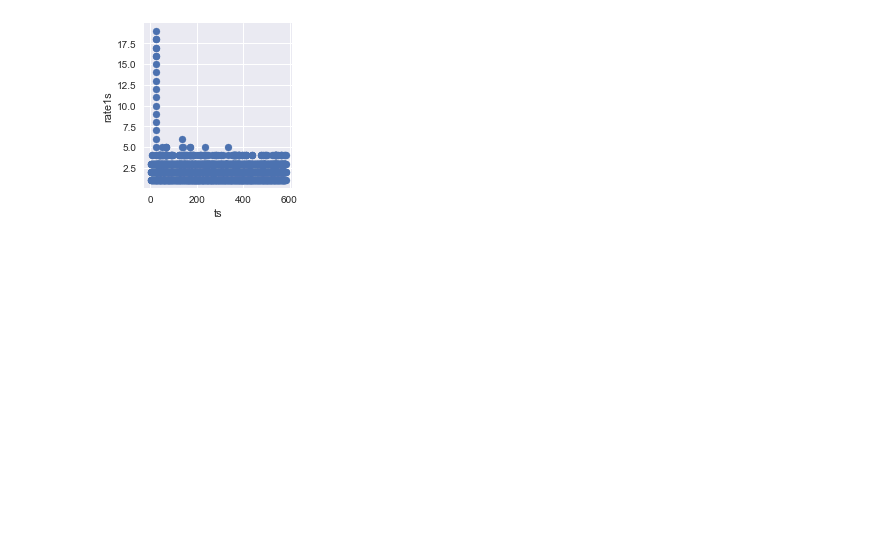
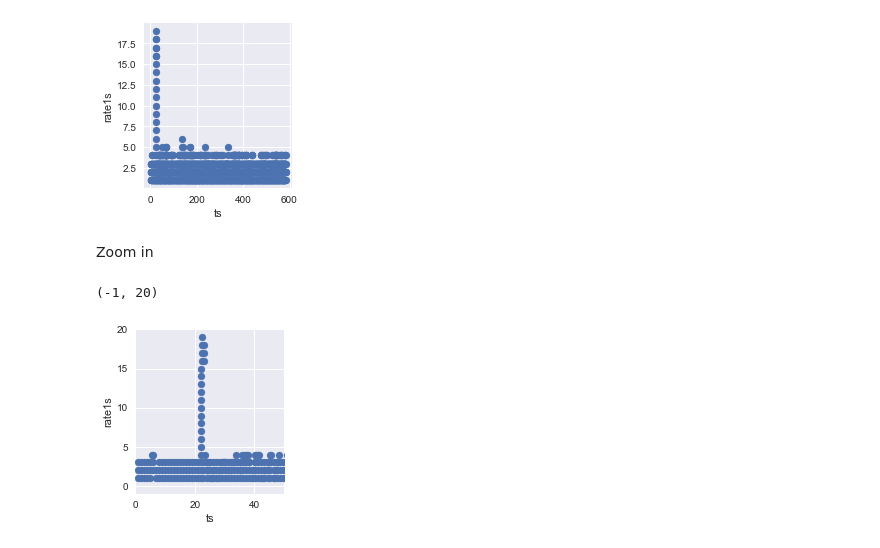
Before and after one commit to JosephKevin/TimeSeriesPrediction, a Jupyter notebook: ts_prediction_playground.ipynb, the cells around one changed output. Drawn from its saved outputs; the diff is of its cells as text; code cells hidden in the pictures; blank space fills up the shorter version.

```diff
--- a/ts_prediction_playground.ipynb
+++ b/ts_prediction_playground.ipynb
@@ -167,3 +174,13 @@ g.map(plt.scatter, "ts", "rate1s")
 # %% [output]
 <seaborn.axisgrid.FacetGrid at 0x...>
 [figure]
+# %% [markdown]
+Zoom in
+# %%
+g = sns.FacetGrid(exec_clean)
+g.map(plt.scatter, "ts", "rate1s")
+plt.xlim(0, 50)
+plt.ylim(-1, 20)
+# %% [output]
+(-1, 20)
+[figure, added]
```
Also changed, not shown: parts of 7 cells of this notebook.
